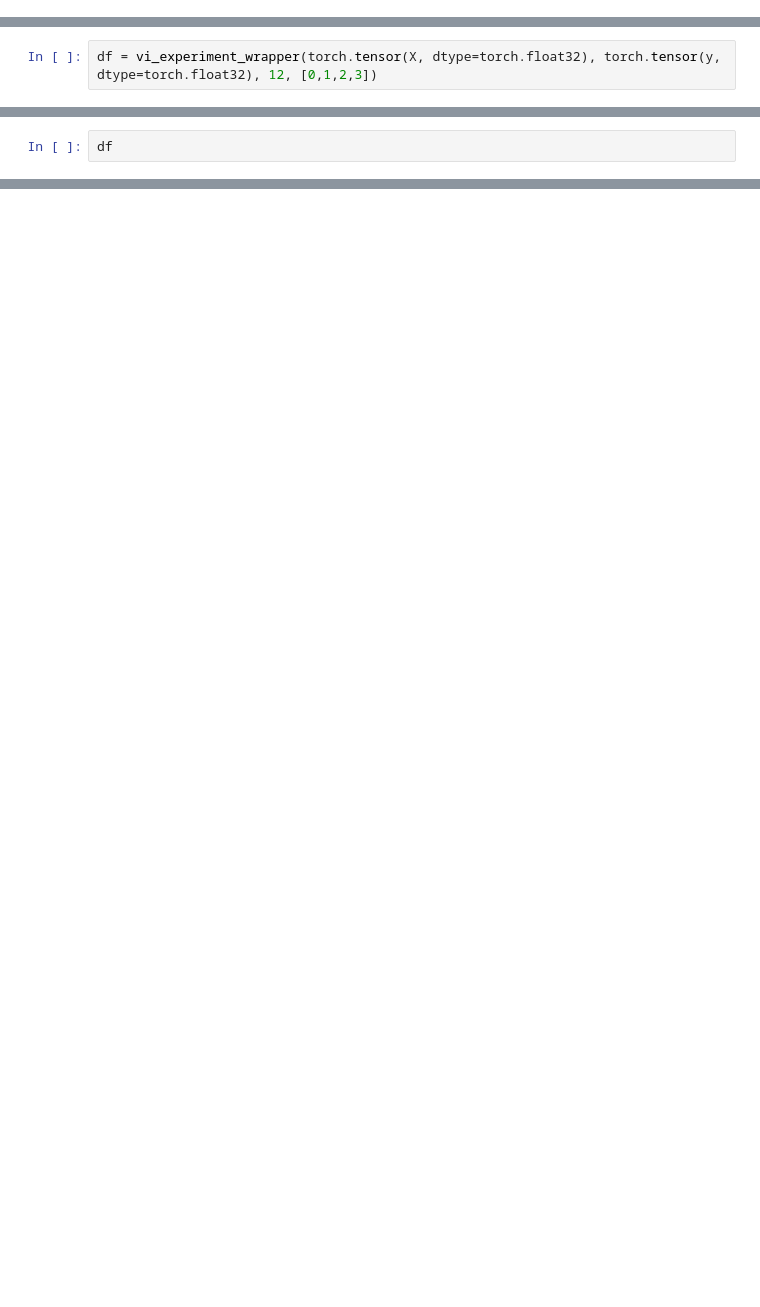
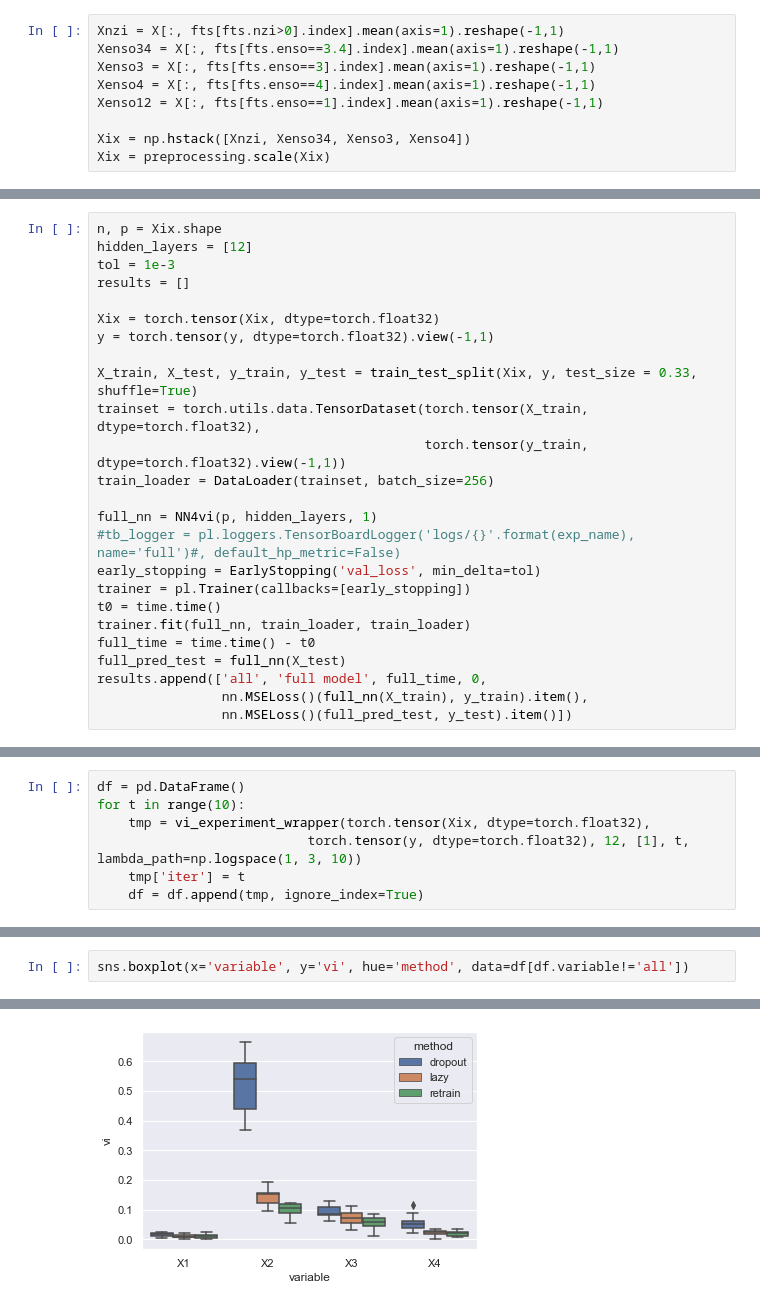
Before and after one commit to Willett-Group/lazyvi, a Jupyter notebook: notebooks/climate_data.ipynb, the cells around one changed output, grey strips where cells are left out. Saved outputs shown, nothing was run; the diff lists cells and outputs as text; blank space fills up the shorter version.

Commit message:
sims and real data

```diff
--- a/notebooks/climate_data.ipynb
+++ b/notebooks/climate_data.ipynb
@@ -22,0 +64,9 @@ from data_generating_funcs import *
+# %%
+Xnzi = X[:, fts[fts.nzi>0].index].mean(axis=1).reshape(-1,1)
+Xenso34 = X[:, fts[fts.enso==3.4].index].mean(axis=1).reshape(-1,1)
+Xenso3 = X[:, fts[fts.enso==3].index].mean(axis=1).reshape(-1,1)
+Xenso4 = X[:, fts[fts.enso==4].index].mean(axis=1).reshape(-1,1)
+Xenso12 = X[:, fts[fts.enso==1].index].mean(axis=1).reshape(-1,1)
+
+Xix = np.hstack([Xnzi, Xenso34, Xenso3, Xenso4])
+Xix = preprocessing.scale(Xix)
@@ -22,0 +112,25 @@ from data_generating_funcs import *
+# %%
+n, p = Xix.shape
+hidden_layers = [12]
+tol = 1e-3
+results = []
+
+Xix = torch.tensor(Xix, dtype=torch.float32)
+y = torch.tensor(y, dtype=torch.float32).view(-1,1)
+
+X_train, X_test, y_train, y_test = train_test_split(Xix, y, test_size = 0.33, shuffle=True)
+trainset = torch.utils.data.TensorDataset(torch.tensor(X_train, dtype=torch.float32),
+                                          torch.tensor(y_train, dtype=torch.float32).view(-1,1))
+train_loader = DataLoader(trainset, batch_size=256)
+
+full_nn = NN4vi(p, hidden_layers, 1)
+#tb_logger = pl.loggers.TensorBoardLogger('logs/{}'.format(exp_name), name='full')#, default_hp_metric=False)
+early_stopping = EarlyStopping('val_loss', min_delta=tol)
+trainer = pl.Trainer(callbacks=[early_stopping])
+t0 = time.time()
+trainer.fit(full_nn, train_loader, train_loader)
+full_time = time.time() - t0
+full_pred_test = full_nn(X_test)
+results.append(['all', 'full model', full_time, 0,
+                nn.MSELoss()(full_nn(X_train), y_train).item(),
+                nn.MSELoss()(full_pred_test, y_test).item()])
@@ -26,5 +161,10 @@ y = pd.read_csv('../data/y_avg.csv').values
 # %%
-df = vi_experiment_wrapper(torch.tensor(X, dtype=torch.float32), torch.tensor(y, dtype=torch.float32), 12, [0,1,2,3])
+df = pd.DataFrame()
+for t in range(10):
+    tmp = vi_experiment_wrapper(torch.tensor(Xix, dtype=torch.float32),
+                           torch.tensor(y, dtype=torch.float32), 12, [1], t, lambda_path=np.logspace(1, 3, 10))
+    tmp['iter'] = t
+    df = df.append(tmp, ignore_index=True)
 # %% [output]
 GPU available: False, used: False
 TPU available: None, using: 0 TPU cores
@@ -39,3 +200,3 @@ TPU available: None, using: 0 TPU cores
 # %%
-df
+sns.boxplot(x='variable', y='vi', hue='method', data=df[df.variable!='all'])
 # %% [output]
@@ -55,0 +204 @@ df
+[figure, added]
```
Also changed, not shown: parts of 16 cells of this notebook, 1 other file.
